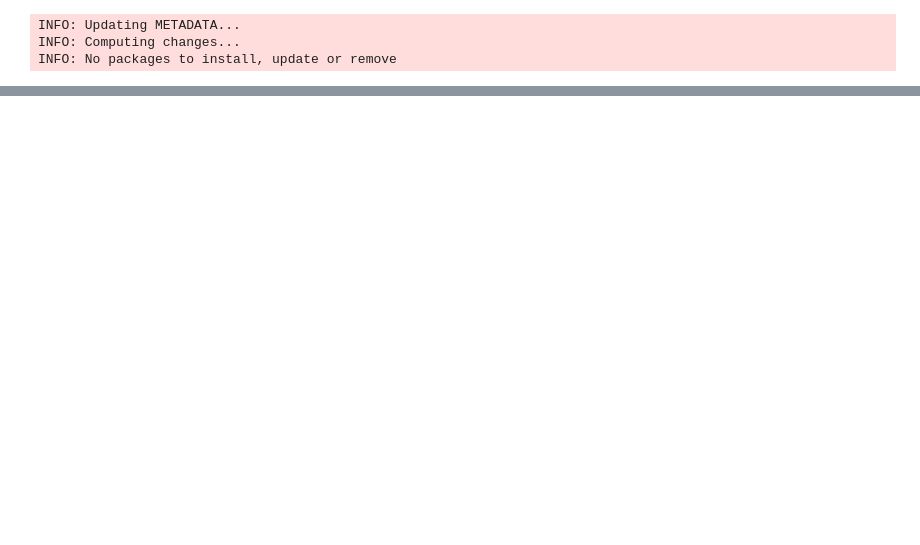
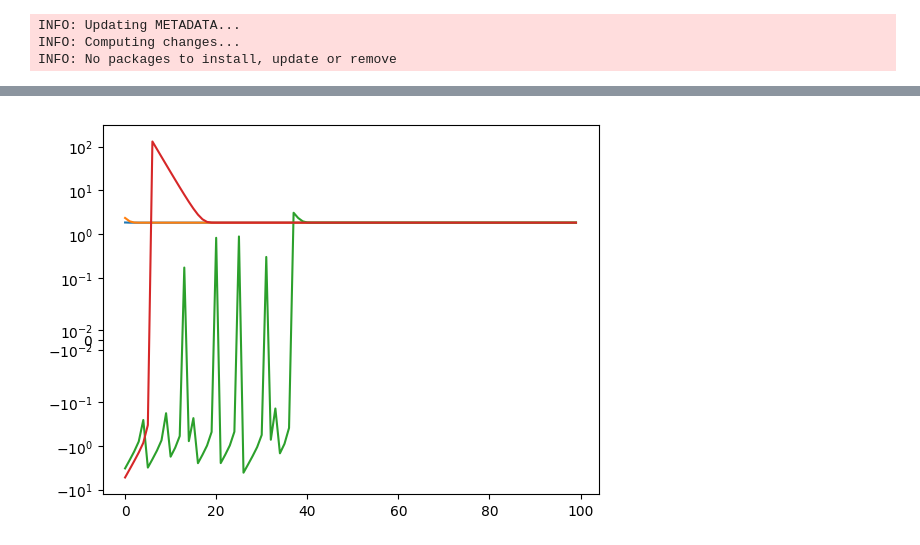
Before and after one commit to Marianaj7/Fisica_Computacional_Juarez_Alvarez, a Jupyter notebook: Tarea4.ipynb, the cells around one changed output, grey strips where cells are left out. Drawn from its saved outputs; the diff is of its cells as text; code cells hidden in the pictures; blank space fills up the shorter version.

```diff
--- a/Tarea4.ipynb
+++ b/Tarea4.ipynb
@@ -1,14 +1,11 @@
 # %%
-"""
-Calcula las raices
-"""
-function raices(init)
+function raiz(init)
     list=zeros(100);
-    x=init;
+    x=init
     for i in 1:100
-        f(x)=x^3-x^2-x-1
-        df=3x^2-2x-1
-        x=x-f/df;
+          f(x)=x^3-x^2-x-1
+        df(x)=3x^2-2x-1
+        x=x-f(x)/df(x);
         list[i]=x;
     end
     return list
@@ -31,0 +101,5 @@ using PyPlot
+# %%
+list1=raiz(2);
+list2=raiz(3.1);
+list3=raiz(-5);
+list4=raiz(-8);
@@ -31,0 +118,9 @@ using PyPlot
+# %%
+yscale("symlog", linthreshy=0.05)
+plot(real(list1))
+plot(real(list2))
+plot(real(list3))
+plot(real(list4))
+show();
+# %% [output]
+[figure, added]
```
Also changed, not shown: parts of 8 cells of this notebook.
